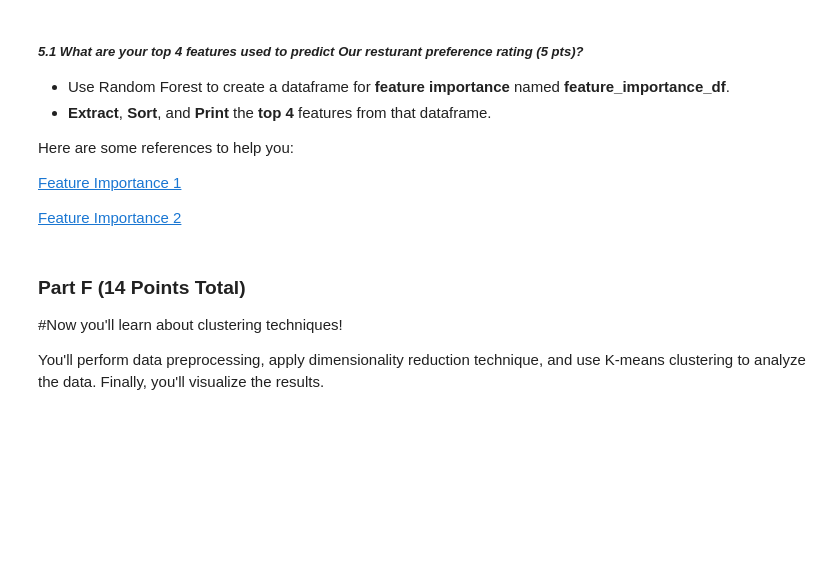
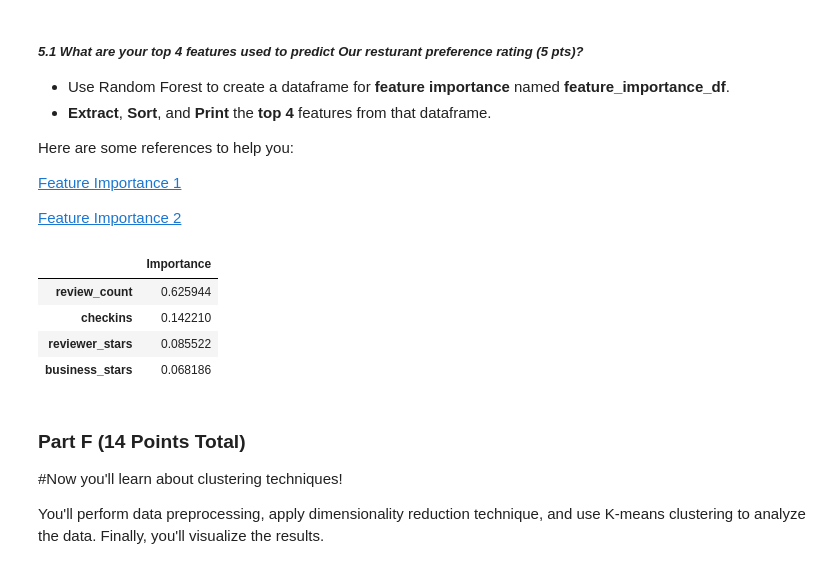
Before and after one commit to AidanBuergin/ML_Classifiers_Clustering, a Jupyter notebook: CMSC320-Homework04-ML_Classifiers_Clustering.ipynb, the cells around one changed output. Saved outputs shown, nothing was run; the diff lists cells and outputs as text; code cells hidden in the pictures; blank space fills up the shorter version.

```diff
--- a/CMSC320-Homework04-ML_Classifiers_Clustering.ipynb
+++ b/CMSC320-Homework04-ML_Classifiers_Clustering.ipynb
@@ -502,15 +502,21 @@ Here are some references to help you:
 # %%
 # Extract the feature importances from the most accurate model
 # ANSWER STARTING HERE
-importances =
+importances = models['RandForest'].feature_importances_
 
 # Creating a DataFrame to display feature importances
-feature_importance_df =
+feature_importance_df = pd.DataFrame(importances, index=X_train.columns, columns=['Importance']).sort_values('Importance', ascending=False)
 
 # Displaying feature importances
-
+display(feature_importance_df.head(4))
 
 # ANSWER ENDS HERE
+# %% [output]
+|  | Importance |
+| review_count | 0.625944 |
+| checkins | 0.142210 |
+| reviewer_stars | 0.085522 |
+| business_stars | 0.068186 |
 # %% [markdown]
 ### Part F (14 Points Total)
 
```
Also changed, not shown: parts of 14 cells of this notebook.
